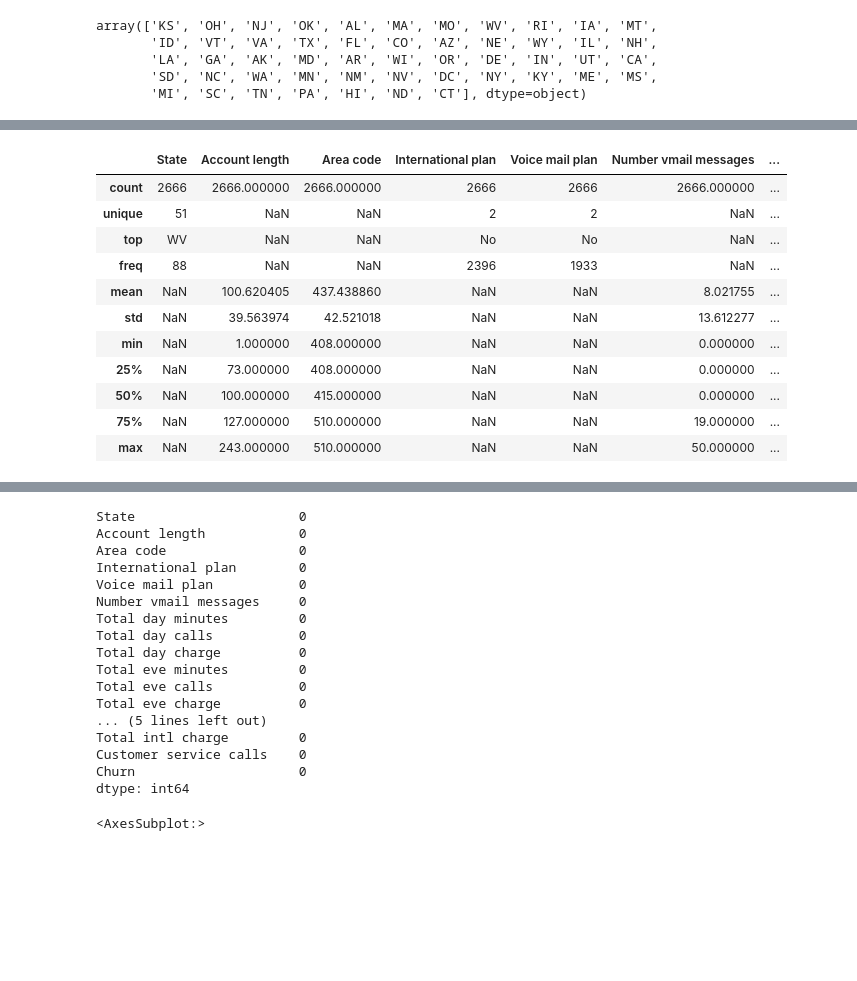
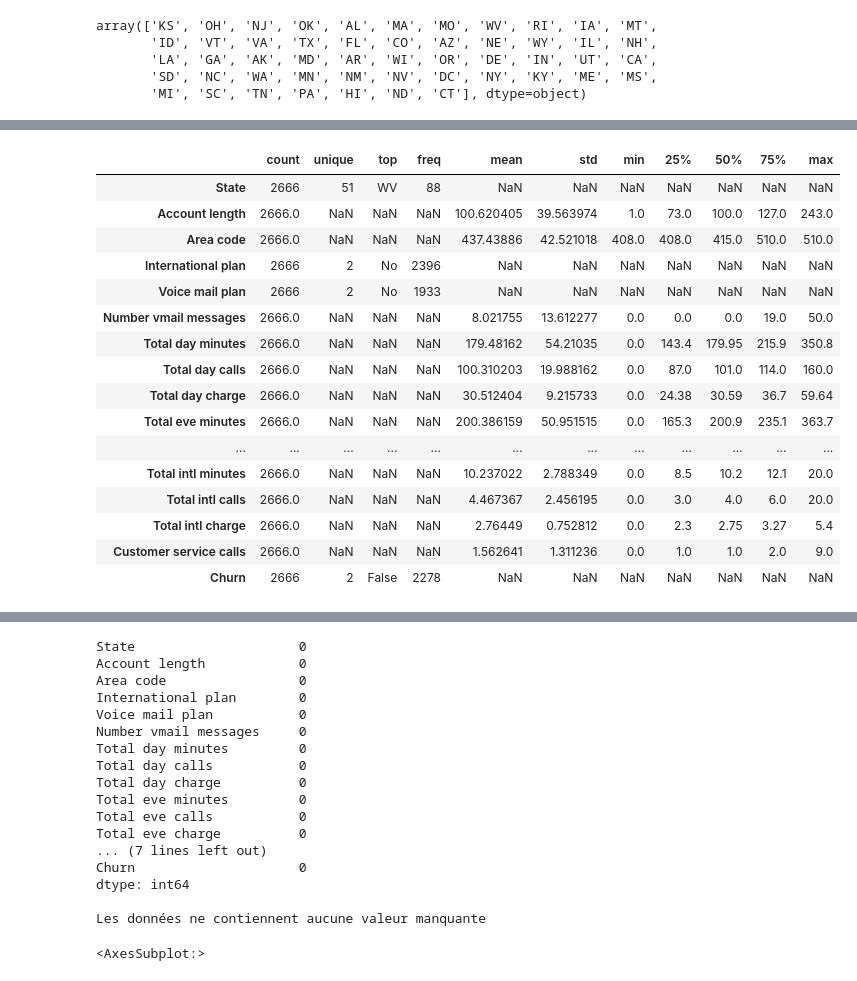
Before and after one commit to ahmedsekka/Analyze-and-predict-Churn, a Jupyter notebook: complet.ipynb, the cells around one changed output, grey strips where cells are left out. Saved outputs shown, nothing was run; the diff lists cells and outputs as text; code cells hidden in the pictures; blank space fills up the shorter version.

```diff
--- a/complet.ipynb
+++ b/complet.ipynb
@@ -74,18 +87,23 @@ df.describe()
 # %%
-df.describe(include='all')
+df.describe(include='all').T
 # %% [output]
-|  | State | Account length | Area code | International plan | Voice mail plan | Number vmail messages | ... |
-| count | 2666 | 2666.000000 | 2666.000000 | 2666 | 2666 | 2666.000000 | ... |
-| unique | 51 | NaN | NaN | 2 | 2 | NaN | ... |
-| top | WV | NaN | NaN | No | No | NaN | ... |
-| freq | 88 | NaN | NaN | 2396 | 1933 | NaN | ... |
-| mean | NaN | 100.620405 | 437.438860 | NaN | NaN | 8.021755 | ... |
-| std | NaN | 39.563974 | 42.521018 | NaN | NaN | 13.612277 | ... |
-| min | NaN | 1.000000 | 408.000000 | NaN | NaN | 0.000000 | ... |
-| 25% | NaN | 73.000000 | 408.000000 | NaN | NaN | 0.000000 | ... |
-| 50% | NaN | 100.000000 | 415.000000 | NaN | NaN | 0.000000 | ... |
-| 75% | NaN | 127.000000 | 510.000000 | NaN | NaN | 19.000000 | ... |
-| max | NaN | 243.000000 | 510.000000 | NaN | NaN | 50.000000 | ... |
+|  | count | unique | top | freq | mean | std | min | 25% | 50% | 75% | max |
+| State | 2666 | 51 | WV | 88 | NaN | NaN | NaN | NaN | NaN | NaN | NaN |
+| Account length | 2666.0 | NaN | NaN | NaN | 100.620405 | 39.563974 | 1.0 | 73.0 | 100.0 | 127.0 | 243.0 |
+| Area code | 2666.0 | NaN | NaN | NaN | 437.43886 | 42.521018 | 408.0 | 408.0 | 415.0 | 510.0 | 510.0 |
+| International plan | 2666 | 2 | No | 2396 | NaN | NaN | NaN | NaN | NaN | NaN | NaN |
+| Voice mail plan | 2666 | 2 | No | 1933 | NaN | NaN | NaN | NaN | NaN | NaN | NaN |
+| Number vmail messages | 2666.0 | NaN | NaN | NaN | 8.021755 | 13.612277 | 0.0 | 0.0 | 0.0 | 19.0 | 50.0 |
+| Total day minutes | 2666.0 | NaN | NaN | NaN | 179.48162 | 54.21035 | 0.0 | 143.4 | 179.95 | 215.9 | 350.8 |
+| Total day calls | 2666.0 | NaN | NaN | NaN | 100.310203 | 19.988162 | 0.0 | 87.0 | 101.0 | 114.0 | 160.0 |
+| Total day charge | 2666.0 | NaN | NaN | NaN | 30.512404 | 9.215733 | 0.0 | 24.38 | 30.59 | 36.7 | 59.64 |
+| Total eve minutes | 2666.0 | NaN | NaN | NaN | 200.386159 | 50.951515 | 0.0 | 165.3 | 200.9 | 235.1 | 363.7 |
+| ... | ... | ... | ... | ... | ... | ... | ... | ... | ... | ... | ... |
+| Total intl minutes | 2666.0 | NaN | NaN | NaN | 10.237022 | 2.788349 | 0.0 | 8.5 | 10.2 | 12.1 | 20.0 |
+| Total intl calls | 2666.0 | NaN | NaN | NaN | 4.467367 | 2.456195 | 0.0 | 3.0 | 4.0 | 6.0 | 20.0 |
+| Total intl charge | 2666.0 | NaN | NaN | NaN | 2.76449 | 0.752812 | 0.0 | 2.3 | 2.75 | 3.27 | 5.4 |
+| Customer service calls | 2666.0 | NaN | NaN | NaN | 1.562641 | 1.311236 | 0.0 | 1.0 | 1.0 | 2.0 | 9.0 |
+| Churn | 2666 | 2 | False | 2278 | NaN | NaN | NaN | NaN | NaN | NaN | NaN |
 # %%
 df.dtypes
 # %% [output]
@@ -107,7 +125,8 @@ Customer service calls      int64
 Churn                        bool
 dtype: object
 # %%
-df.isnull().sum()
+print(df.isnull().sum())
+print('\nLes données ne contiennent aucune valeur manquante')
 # %% [output]
 State                     0
 Account length            0
@@ -121,11 +140,11 @@ Total day charge          0
 Total eve minutes         0
 Total eve calls           0
 Total eve charge          0
-... (5 lines left out)
-Total intl charge         0
-Customer service calls    0
+... (7 lines left out)
 Churn                     0
 dtype: int64
+
+Les données ne contiennent aucune valeur manquante
 # %%
 msno.matrix(df)
 # %% [output]
```
Also changed, not shown: parts of 50 cells of this notebook.
